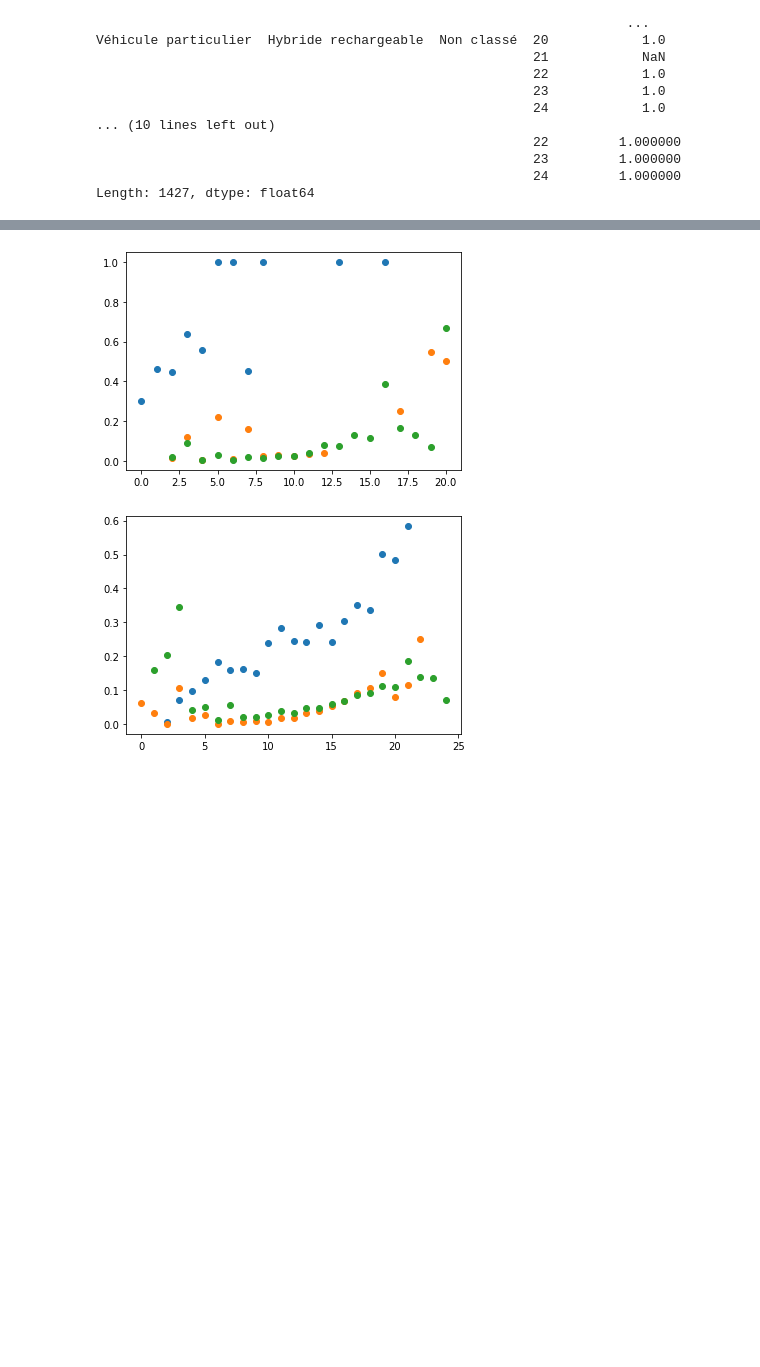
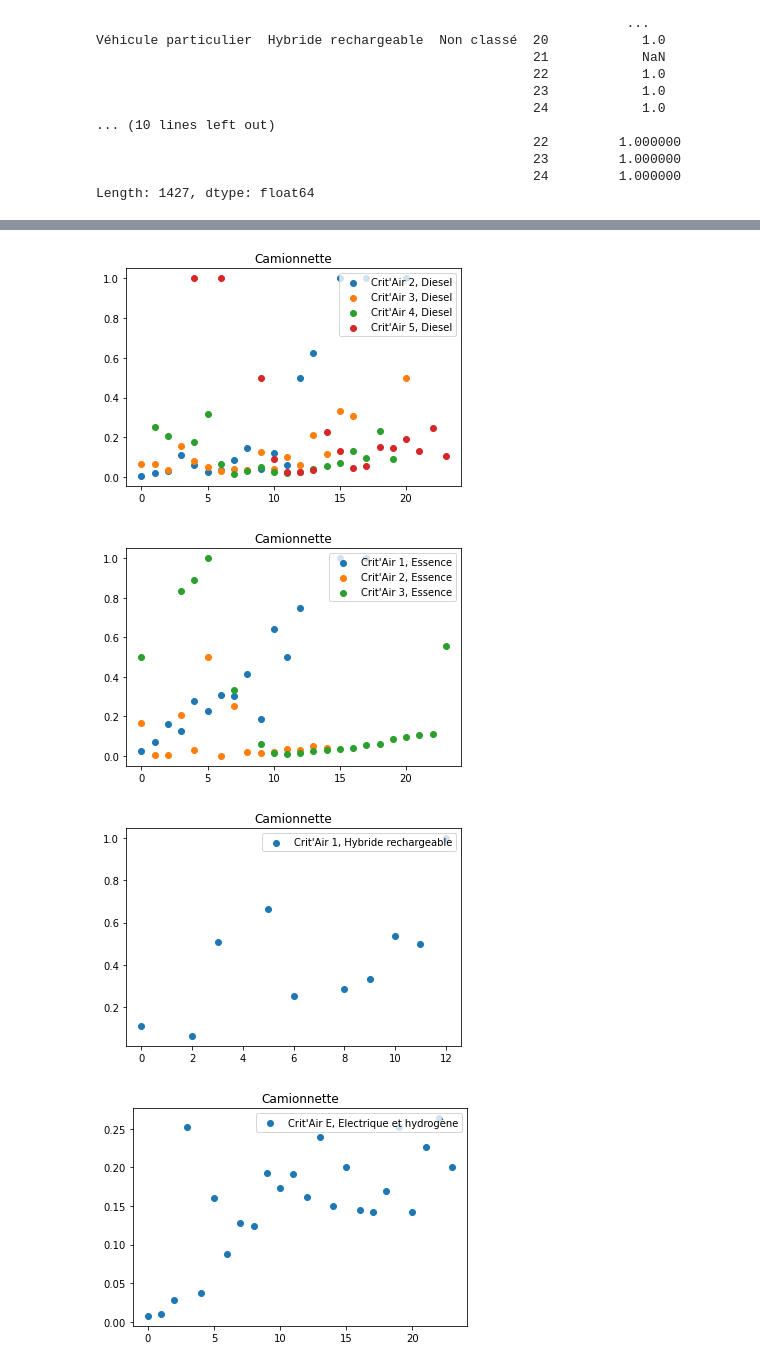
Before and after one commit to TheoLBTN/Projet-Python, a Jupyter notebook: Projet_pierre.ipynb, the cells around one changed output, grey strips where cells are left out. Cells and saved outputs as stored; diff of their text form; code cells hidden in the pictures; blank space fills up the shorter version.

Commit message:
Travail pannes

```diff
--- a/Projet_pierre.ipynb
+++ b/Projet_pierre.ipynb
@@ -146,30 +225,49 @@ Length: 1427, dtype: float64
 # %%
 pannes_prop = pd.DataFrame(pannes_prop)
-#pannes_prop.replace(np.nan, 0, inplace = True)
 
-#print(pannes_prop.index.to_list())
+vhc = 'Camionnette'
 
-for i in ["Crit'Air 1", "Crit'Air 2", "Crit'Air 3"] :
+for i in ["Crit'Air 2", "Crit'Air 3", "Crit'Air 4", "Crit'Air 5"] :
     for j in ["Diesel"] :
-        y = pannes_prop.loc[('Véhicule particulier', j, i)]
+        y = pannes_prop.loc[(vhc, j, i)]
         if np.nan not in y :
             x = np.arange(0, len(y), 1)
             labl = i + ", " + j
             plt.scatter(x, y, label = labl)
-
+plt.title(vhc)
+plt.legend(loc="upper right")
 plt.show()
 
 for i in ["Crit'Air 1", "Crit'Air 2", "Crit'Air 3"] :
     for j in ["Essence"] :
-        y = pannes_prop.loc[('Véhicule particulier', j, i)]
+        y = pannes_prop.loc[(vhc, j, i)]
         if np.nan not in y :
             x = np.arange(0, len(y), 1)
             labl = i + ", " + j
             plt.scatter(x, y, label = labl)
-
+plt.title(vhc)
+plt.legend(loc="upper right")
 plt.show()
 
-#print(np.array(pannes_prop.loc[('Camionnette', 'Diesel', "Crit'Air 1")]))
+y = pannes_prop.loc[(vhc, 'Hybride rechargeable', "Crit'Air 1")]
+if np.nan not in y :
+    x = np.arange(0, len(y), 1)
+    labl = "Crit'Air 1, Hybride rechargeable"
+    plt.scatter(x, y, label = labl)
+    plt.legend(loc="upper right")
+    plt.title(vhc)
+    plt.show()
+
+y = pannes_prop.loc[(vhc, 'Electrique et hydrogène', "Crit'Air E")]
+if np.nan not in y :
+    x = np.arange(0, len(y), 1)
+    labl = "Crit'Air E, Electrique et hydrogène"
+    plt.scatter(x, y, label = labl)
+    plt.legend(loc="upper right")
+    plt.title(vhc)
+    plt.show()
 # %% [output]
-[figure, old version]
+[figure, new version]
-[figure, old version]
+[figure, new version]
+[figure, added]
+[figure, added]
```
Also changed, not shown: parts of 14 cells of this notebook.
